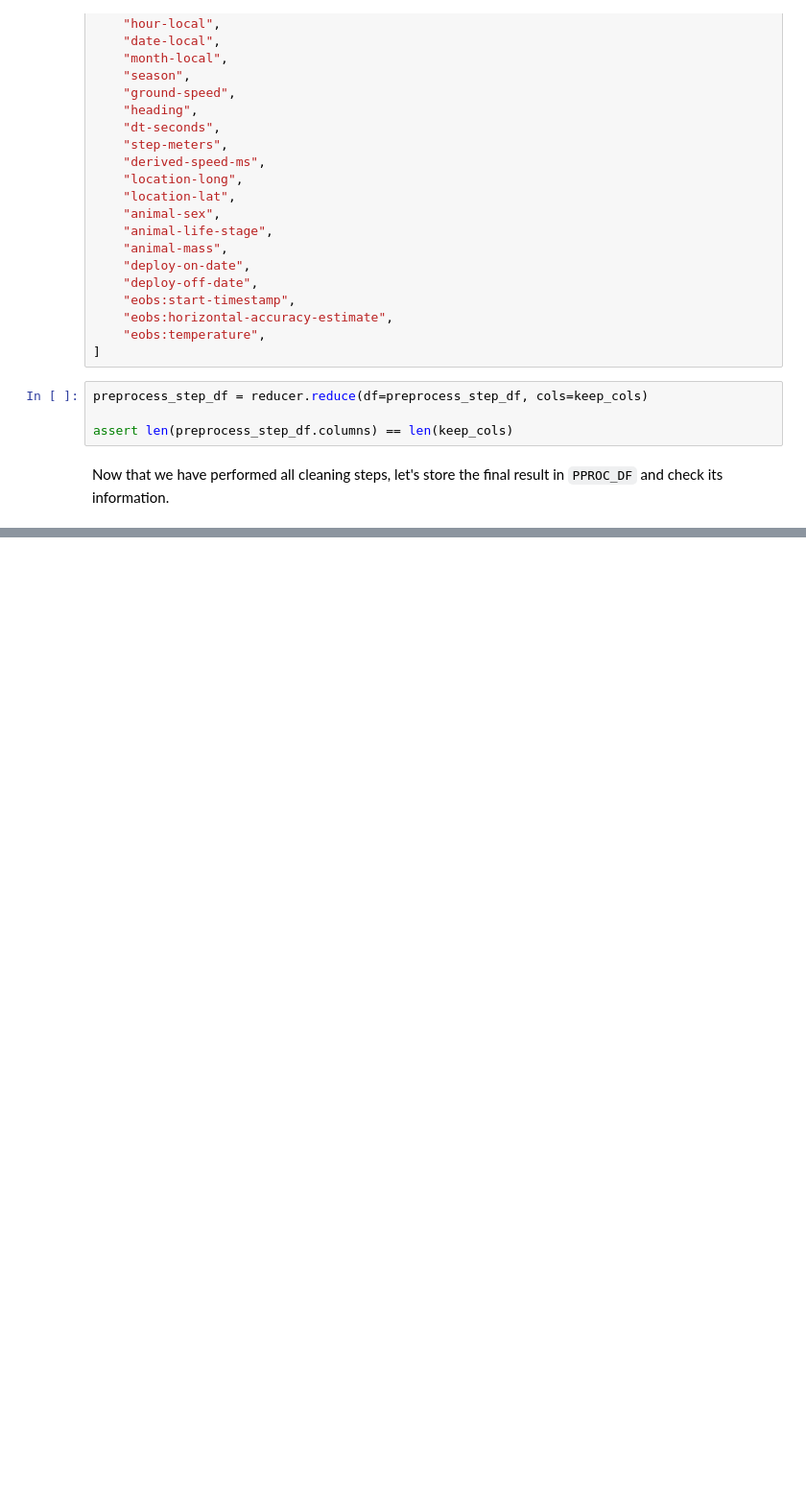
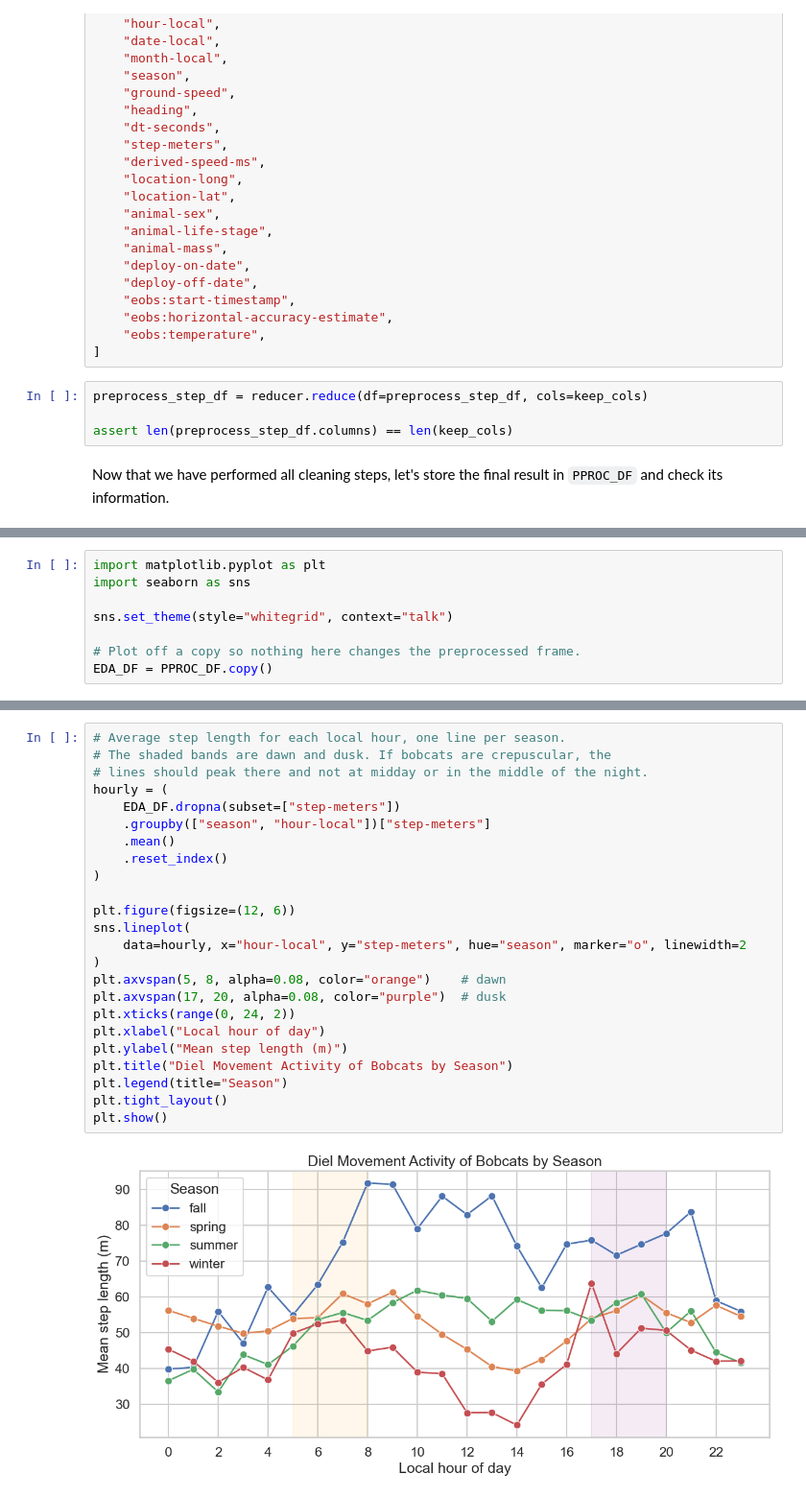
Before and after one commit to zrygan/animove, a Jupyter notebook: notebooks/data_processing.ipynb, the cells around one changed output, grey strips where cells are left out. Shown at 96% size. Saved outputs shown, nothing was run; the diff lists cells and outputs as text; blank space fills up the shorter version.

```diff
--- a/notebooks/data_processing.ipynb
+++ b/notebooks/data_processing.ipynb
@@ -494,0 +491,8 @@ The researcj questions?
+# %%
+import matplotlib.pyplot as plt
+import seaborn as sns
+
+sns.set_theme(style="whitegrid", context="talk")
+
+# Plot off a copy so nothing here changes the preprocessed frame.
+EDA_DF = PPROC_DF.copy()
@@ -494,0 +529,26 @@ The researcj questions?
+# %%
+# Average step length for each local hour, one line per season.
+# The shaded bands are dawn and dusk. If bobcats are crepuscular, the
+# lines should peak there and not at midday or in the middle of the night.
+hourly = (
+    EDA_DF.dropna(subset=["step-meters"])
+    .groupby(["season", "hour-local"])["step-meters"]
+    .mean()
+    .reset_index()
+)
+
+plt.figure(figsize=(12, 6))
+sns.lineplot(
+    data=hourly, x="hour-local", y="step-meters", hue="season", marker="o", linewidth=2
+)
+plt.axvspan(5, 8, alpha=0.08, color="orange")    # dawn
+plt.axvspan(17, 20, alpha=0.08, color="purple")  # dusk
+plt.xticks(range(0, 24, 2))
+plt.xlabel("Local hour of day")
+plt.ylabel("Mean step length (m)")
+plt.title("Diel Movement Activity of Bobcats by Season")
+plt.legend(title="Season")
+plt.tight_layout()
+plt.show()
+# %% [output]
+[figure, added]
```
Also changed, not shown: parts of 19 cells of this notebook.
